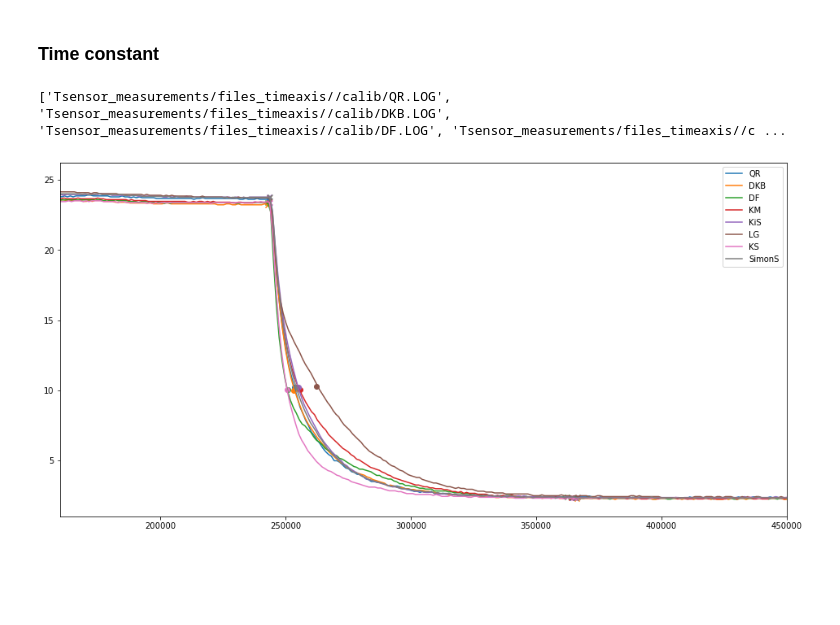
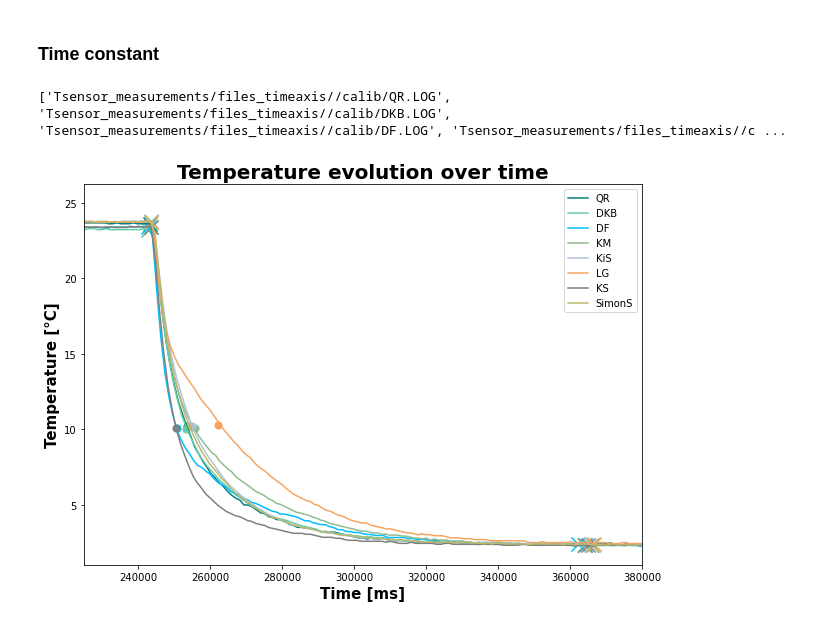
Before and after one commit to loanagr/Temperature_sensor, a Jupyter notebook: Evaluation_Tsensor_measurements.ipynb, the cells around one changed output. Drawn from its saved outputs; the diff is of its cells as text; code cells hidden in the pictures; blank space fills up the shorter version.

```diff
--- a/Evaluation_Tsensor_measurements.ipynb
+++ b/Evaluation_Tsensor_measurements.ipynb
@@ -152,9 +185,9 @@ for filename in files:
 filenames = glob.glob(path_storage_calib+'*.LOG')
 print(filenames)
 
-fig=plt.figure(figsize=(16,8))
-c = ['#1f77b4', '#ff7f0e', '#2ca02c', '#d62728', '#9467bd', '#8c564b', '#e377c2',
-              '#7f7f7f', '#bcbd22', '#17becf']
+fig=plt.figure(figsize=(10,7))
+c = ['tomato', 'teal', 'mediumaquamarine', 'deepskyblue', 'darkseagreen', 'lightsteelblue', 'sandybrown',
+     '#7f7f7f', 'darkkhaki', '#17becf']
 i=0
 millis_start = np.zeros(8, int)
 for filename in filenames:
@@ -179,37 +212,45 @@ for filename in filenames:
     for k in range(len(diff)-n):
         sum_diff[k+n-1] = np.nanmean(diff[k:k+n-1])
 
     millis_end = np.where(abs(sum_diff[millis_start[i]+n:]) <= 0.1)[0][0]
     end_time = tsensor['millis'][millis_start[i]+millis_end+n]
     #print('end time: ', end_time)
 
     ##find start and end temperature by averaging over 30s:
     temp_start = np.mean(tsensor['temperature'].values[millis_start[i]-30:\
                                                        millis_start[i]+1])
     #print(filename.split("/")[-1].split("_")[-1].split(".")[0] + '   temp start: ', temp_start)
     temp_end = np.mean(tsensor['temperature'].values[millis_start[i]+millis_end+n:\
                                                      millis_start[i]+millis_end+n+31])
     #print(filename.split("/")[-1].split("_")[-1].split(".")[0] + '   temp end: ',temp_end)
 
     ##calculate temperature and time constant
     Temp_tau = temp_end + 1/np.e *(temp_start - temp_end)
     #print(filename.split("/")[-1].split("_")[-1].split(".")[0] + '   Temp tau: ',Temp_tau)
     diff_temp = abs(tsensor['temperature'].values[:330] - Temp_tau)
     time_tau = tsensor['millis'].values[np.where(diff_temp == min(diff_temp))[0][0]]
     #print(filename.split("/")[-1].split("_")[-1].split(".")[0] + '   time tau: ',time_tau)
 
 
     #plot of the sensors:
-    plt.plot(tsensor["millis"], tsensor["temperature"], c=c[i], label = filename.split("/")[-1].
+    plt.scatter(start_time, tsensor['temperature'].values[millis_start[i]],s=200, c = c[i+1], marker='x')
+    plt.scatter(end_time, tsensor['temperature'].values[millis_start[i]+millis_end+n],s=200, c=c[i+1],
+                marker='x')
+    plt.plot(tsensor["millis"], tsensor["temperature"], c=c[i+1], label = filename.split("/")[-1].
              split("_")[-1].split(".")[0])
-    plt.scatter(start_time, tsensor['temperature'].values[millis_start[i]],c = c[i], marker='x')
-    plt.scatter(end_time, tsensor['temperature'].values[millis_start[i]+millis_end+n], c=c[i],
-                marker='x')
-    plt.scatter(time_tau, Temp_tau)
+    #plt.scatter(end_time, tsensor['temperature'].values[millis_start[i]+millis_end+n],s=100, c=c[i+1],
+    #            marker='x')
+    plt.scatter(time_tau, Temp_tau, c=c[i+1], s=50)
+    plt.xlabel('Time [ms]',size = 15,weight='semibold')
+    plt.ylabel('Temperature [°C]',size=15,weight='semibold')
+    plt.legend(prop=dict(size=12))
+    plt.title('Temperature evolution over time', fontsize=20, fontweight='bold')
     plt.legend()
-    plt.xlim(160000,450000)
+    plt.xlim(225000,380000)
+
+    plt.savefig('Plots/Time_constant.png')
 
     i += 1
 # %% [output]
 ['Tsensor_measurements/files_timeaxis//calib/QR.LOG', 'Tsensor_measurements/files_timeaxis//calib/DKB.LOG', 'Tsensor_measurements/files_timeaxis//calib/DF.LOG', 'Tsensor_measurements/files_timeaxis//c ...
-[figure, old version]
+[figure, new version]
```
Also changed, not shown: parts of 2 cells of this notebook, 2 other files.
